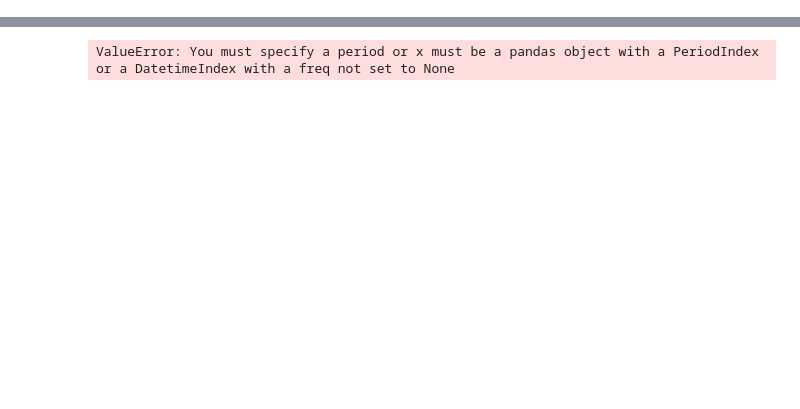
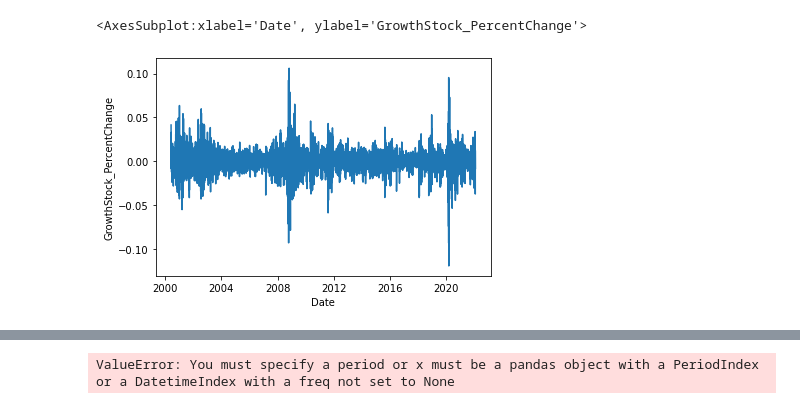
Before and after one commit to lu18cheng/pic16b_stock_analysis, a Jupyter notebook: code/analysis.ipynb, the cells around one changed output, grey strips where cells are left out. Cells and saved outputs as stored; diff of their text form; code cells hidden in the pictures; blank space fills up the shorter version.

```diff
--- a/code/analysis.ipynb
+++ b/code/analysis.ipynb
@@ -28,0 +62,5 @@ treas10.head()
+# %%
+sns.lineplot(y='GrowthStock_PercentChange', x='Date', data = df)
+# %% [output]
+<AxesSubplot:xlabel='Date', ylabel='GrowthStock_PercentChange'>
+[figure, added]
```
Also changed, not shown: parts of 28 cells of this notebook.
